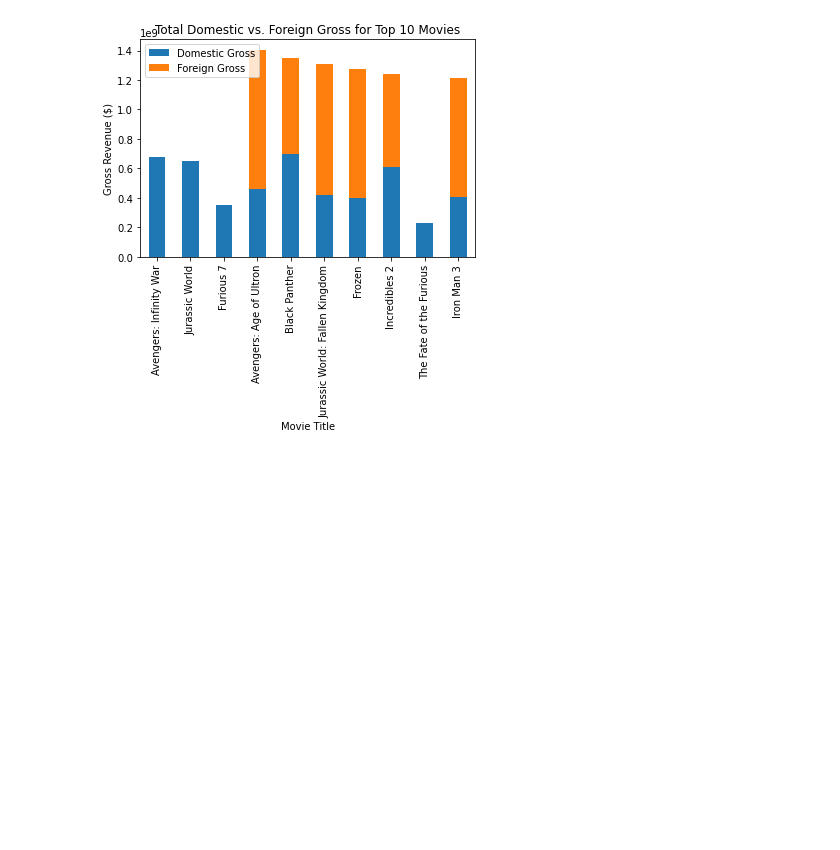
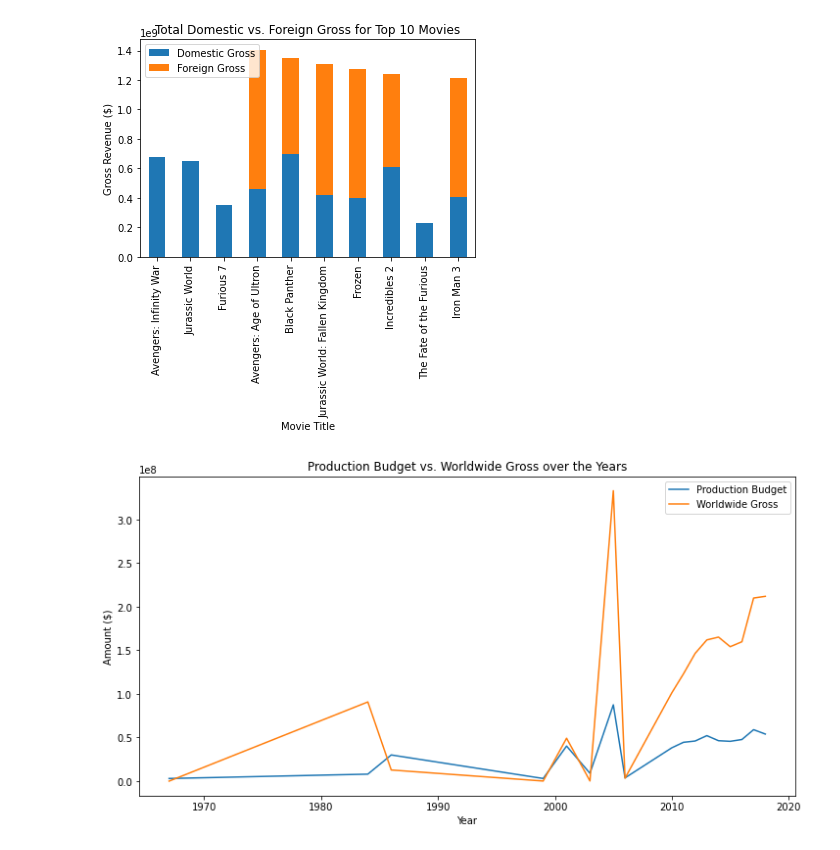
Before and after one commit to aritamichael/mike_project_moringa_1, a Jupyter notebook: indexproject.ipynb, the cells around one changed output. Cells and saved outputs as stored; diff of their text form; code cells hidden in the pictures; blank space fills up the shorter version.

Commit message:
Production Budget vs. Worldwide Gross over the Years

```diff
--- a/indexproject.ipynb
+++ b/indexproject.ipynb
@@ -180,3 +180,37 @@ plt.show()
 # %% [output]
 <Figure size 864x432 with 0 Axes>
 [figure]
+# %%
+# Convert 'release_date' to datetime and extract the year
+merged_df['release_date'] = pd.to_datetime(merged_df['release_date'])
+merged_df['year'] = merged_df['release_date'].dt.year
+
+# Group by year and calculate the mean production budget and worldwide gross
+yearly_data = merged_df.groupby('year').agg({'production_budget': 'mean', 'worldwide_gross': 'mean'}).reset_index()
+
+# # Convert 'release_date' to datetime and extract the year
+merged_df['release_date'] = pd.to_datetime(merged_df['release_date'])
+merged_df['year'] = merged_df['release_date'].dt.year
+
+# Group by year and calculate the mean production budget and worldwide gross
+yearly_data = merged_df.groupby('year').agg({'production_budget': 'mean', 'worldwide_gross': 'mean'}).reset_index()
+
+# Line Graph: Production Budget vs. Worldwide Gross over the Years
+plt.figure(figsize=(12, 6))
+sns.lineplot(data=yearly_data, x='year', y='production_budget', label='Production Budget')
+sns.lineplot(data=yearly_data, x='year', y='worldwide_gross', label='Worldwide Gross')
+plt.title('Production Budget vs. Worldwide Gross over the Years')
+plt.xlabel('Year')
+plt.ylabel('Amount ($)')
+plt.legend()
+plt.show()
+plt.figure(figsize=(12, 6))
+sns.lineplot(data=yearly_data, x='year', y='production_budget', label='Production Budget')
+sns.lineplot(data=yearly_data, x='year', y='worldwide_gross', label='Worldwide Gross')
+plt.title('Production Budget vs. Worldwide Gross over the Years')
+plt.xlabel('Year')
+plt.ylabel('Amount ($)')
+plt.legend()
+plt.show()
+# %% [output]
+[figure, added]
```
